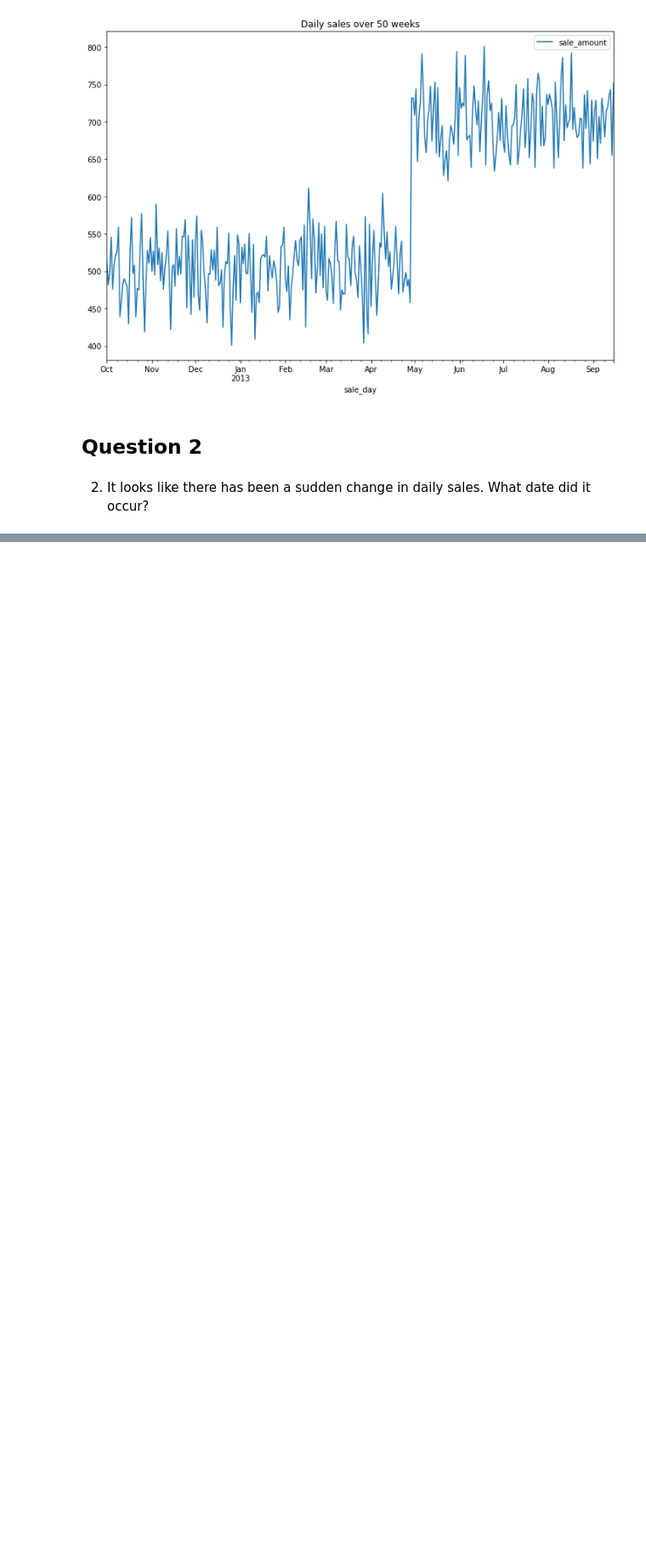
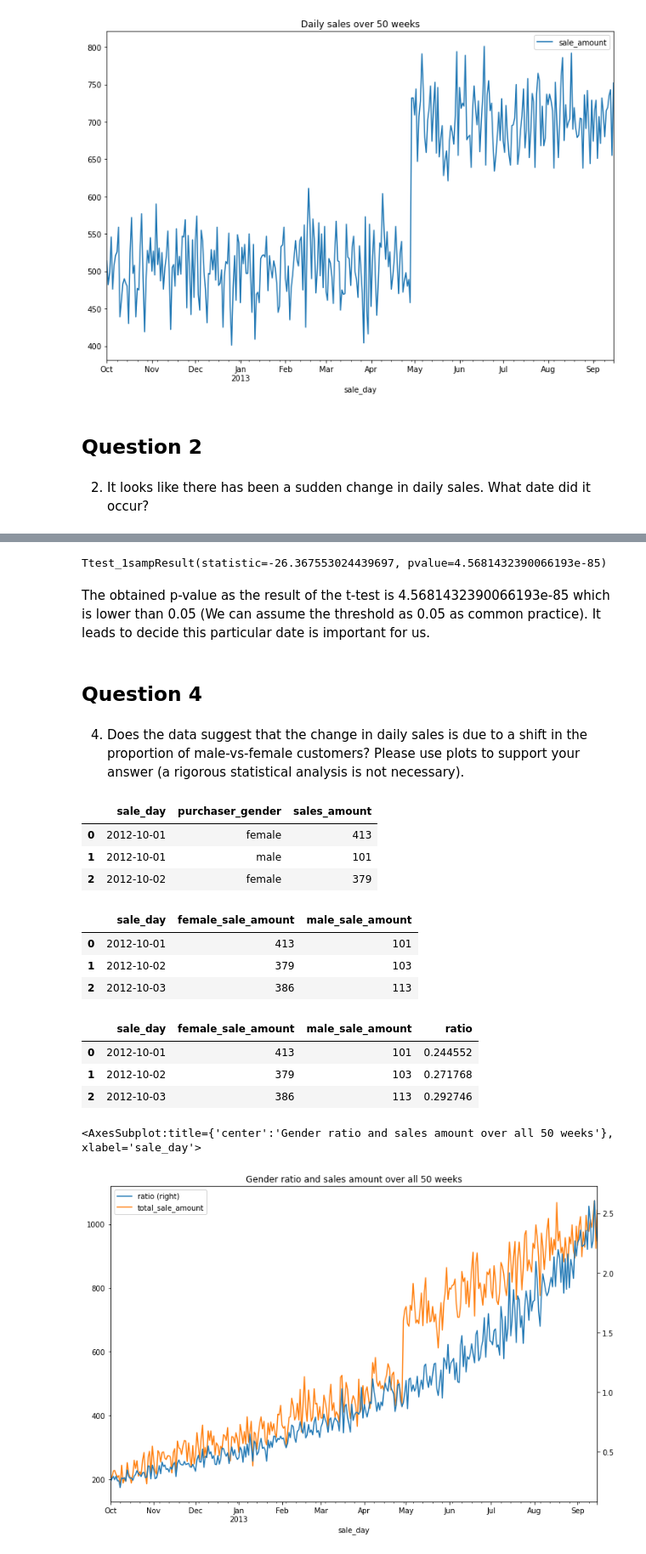
Before and after one commit to tugceturkkal/Data-Projects, a Jupyter notebook: Sales Data Analysis.ipynb, the cells around one changed output, grey strips where cells are left out. Shown at 85% size. Cells and saved outputs as stored; diff of their text form; code cells hidden in the pictures; blank space fills up the shorter version.

Commit message:
Sales Data Analysis

```diff
--- a/Sales Data Analysis.ipynb
+++ b/Sales Data Analysis.ipynb
@@ -142,0 +186,10 @@ daily_sales.plot(x = 'sale_day', y = 'sale_amount', figsize = (12,8), title = "D
+# %%
+stats.ttest_1samp(daily_sales['sale_amount'] , 732)
+# %% [output]
+Ttest_1sampResult(statistic=-26.367553024439697, pvalue=4.5681432390066193e-85)
+# %% [markdown]
+The obtained p-value as the result of the t-test is 4.5681432390066193e-85 which is lower than 0.05 (We can assume the threshold as 0.05 as common practice). It leads to decide this particular date is important for us.
+# %% [markdown]
+## Question 4
+# %% [markdown]
+4. Does the data suggest that the change in daily sales is due to a shift in the proportion of male-vs-female customers? Please use plots to support your answer (a rigorous statistical analysis is not necessary).
@@ -142,0 +198,8 @@ daily_sales.plot(x = 'sale_day', y = 'sale_amount', figsize = (12,8), title = "D
+# %%
+gender_data = data.groupby(['sale_day', 'purchaser_gender']).size().reset_index(name = 'sales_amount')
+gender_data.head(3)
+# %% [output]
+|  | sale_day | purchaser_gender | sales_amount |
+| 0 | 2012-10-01 | female | 413 |
+| 1 | 2012-10-01 | male | 101 |
+| 2 | 2012-10-02 | female | 379 |
@@ -142,0 +208,30 @@ daily_sales.plot(x = 'sale_day', y = 'sale_amount', figsize = (12,8), title = "D
+# %%
+data_question_4['female_sale_amount'] = pd.Series(gender_data[gender_data['purchaser_gender'] == 'female']['sales_amount']).reset_index(drop = True)
+data_question_4['male_sale_amount'] = pd.Series(gender_data[gender_data['purchaser_gender'] == 'male']['sales_amount']).reset_index(drop = True)
+# %%
+data_question_4.head(3)
+# %% [output]
+|  | sale_day | female_sale_amount | male_sale_amount |
+| 0 | 2012-10-01 | 413 | 101 |
+| 1 | 2012-10-02 | 379 | 103 |
+| 2 | 2012-10-03 | 386 | 113 |
+# %%
+data_question_4['ratio'] = data_question_4['male_sale_amount'] / data_question_4['female_sale_amount']
+data_question_4.head(3)
+# %% [output]
+|  | sale_day | female_sale_amount | male_sale_amount | ratio |
+| 0 | 2012-10-01 | 413 | 101 | 0.244552 |
+| 1 | 2012-10-02 | 379 | 103 | 0.271768 |
+| 2 | 2012-10-03 | 386 | 113 | 0.292746 |
+# %%
+plot_data = data_question_4.copy()
+plot_data['total_sale_amount'] = plot_data['male_sale_amount'] + plot_data['female_sale_amount']
+# %%
+plot_data.drop(columns = ['female_sale_amount', 'male_sale_amount'], inplace = True)
+plot_data.index = plot_data['sale_day']
+plot_data.drop(columns = ['sale_day'], inplace = True)
+# %%
+plot_data.plot(secondary_y = ['ratio'], figsize = (12,8) , title = 'Gender ratio and sales amount over all 50 weeks')
+# %% [output]
+<AxesSubplot:title={'center':'Gender ratio and sales amount over all 50 weeks'}, xlabel='sale_day'>
+[figure, added]
```
Also changed, not shown: parts of 18 cells of this notebook.
